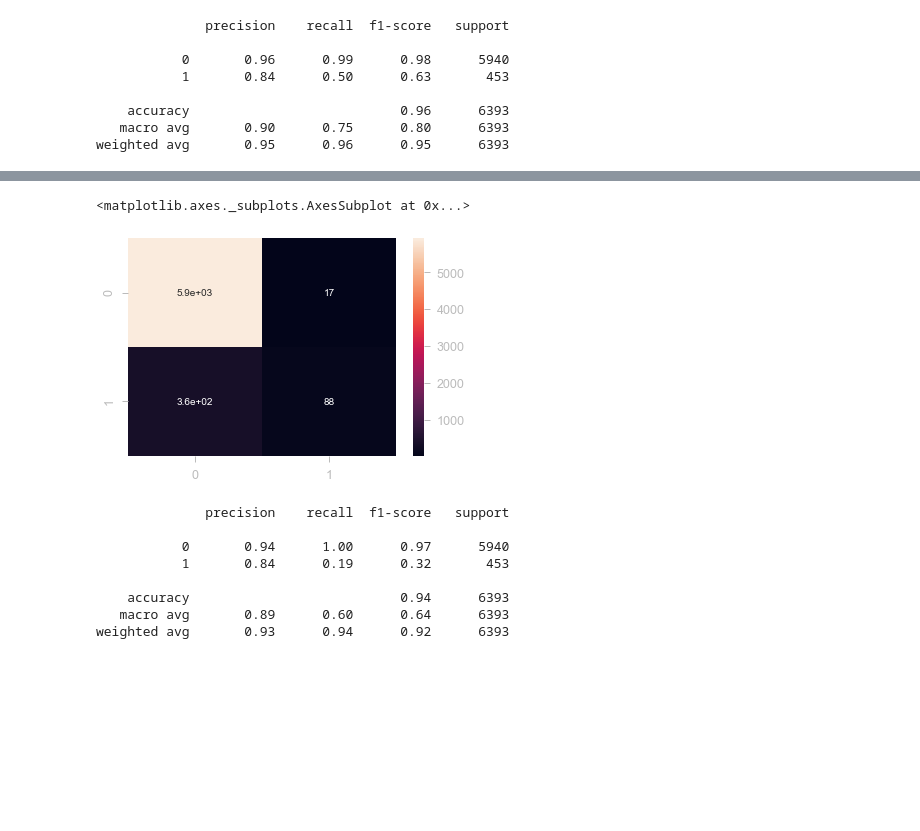
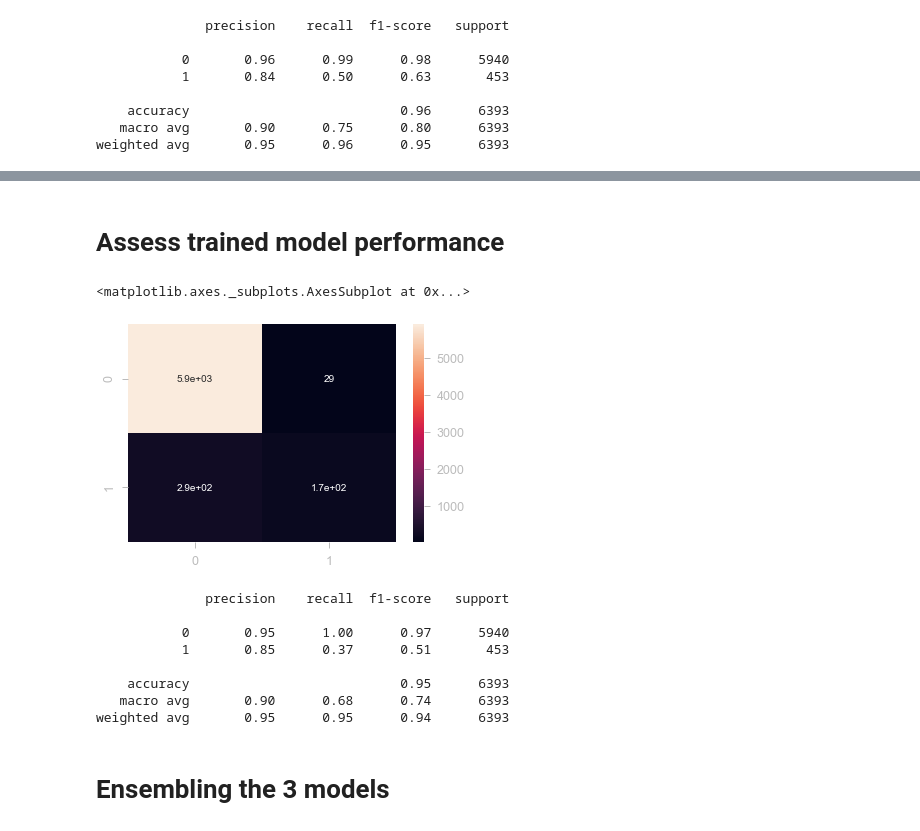
Before and after one commit to phoenix98Glitch/NLP-Twitter-Sentiment-Analysis, a Jupyter notebook: Twitter Sentiment Analysis.ipynb, the cells around one changed output, grey strips where cells are left out. Drawn from its saved outputs; the diff is of its cells as text; code cells hidden in the pictures; blank space fills up the shorter version.

```diff
--- a/Twitter Sentiment Analysis.ipynb
+++ b/Twitter Sentiment Analysis.ipynb
@@ -566,7 +544,0 @@ predicted.mean()*100, predicted.std()*100
-# %%
-dtc.fit( X_train,  Y_train)
-
-score1 = dtc.score( X_train,  Y_train)
-
-score = dtc.score(X_test, Y_test)
-score*100, score1*100
@@ -576,0 +552,3 @@ score*100, score1*100
+# %%
+XGB = XGBClassifier()
+XGB.fit(X_train, Y_train)
@@ -577,18 +567,22 @@ score*100, score1*100
+# %% [markdown]
+# Assess trained model performance
 # %%
-Y_predict_test = dtc.predict(X_test)
+Y_predict_test = XGB.predict(X_test)
 cm = confusion_matrix(Y_test, Y_predict_test)
 sns.heatmap(cm, annot=True)
 # %% [output]
 <matplotlib.axes._subplots.AxesSubplot at 0x...>
-[figure, old version]
+[figure, new version]
 # %%
 print(classification_report(Y_test, Y_predict_test))
 # %% [output]
               precision    recall  f1-score   support
 
-           0       0.94      1.00      0.97      5940
-           1       0.84      0.19      0.32       453
+           0       0.95      1.00      0.97      5940
+           1       0.85      0.37      0.51       453
 
-    accuracy                           0.94      6393
-   macro avg       0.89      0.60      0.64      6393
-weighted avg       0.93      0.94      0.92      6393
+    accuracy                           0.95      6393
+   macro avg       0.90      0.68      0.74      6393
+weighted avg       0.95      0.95      0.94      6393
+# %% [markdown]
+# Ensembling the 3 models
```
Also changed, not shown: parts of 24 cells of this notebook.
